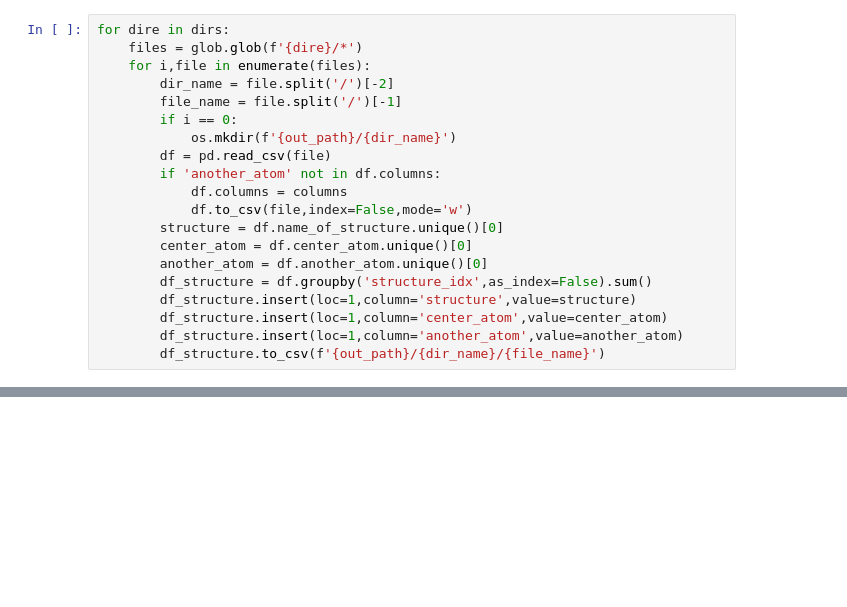
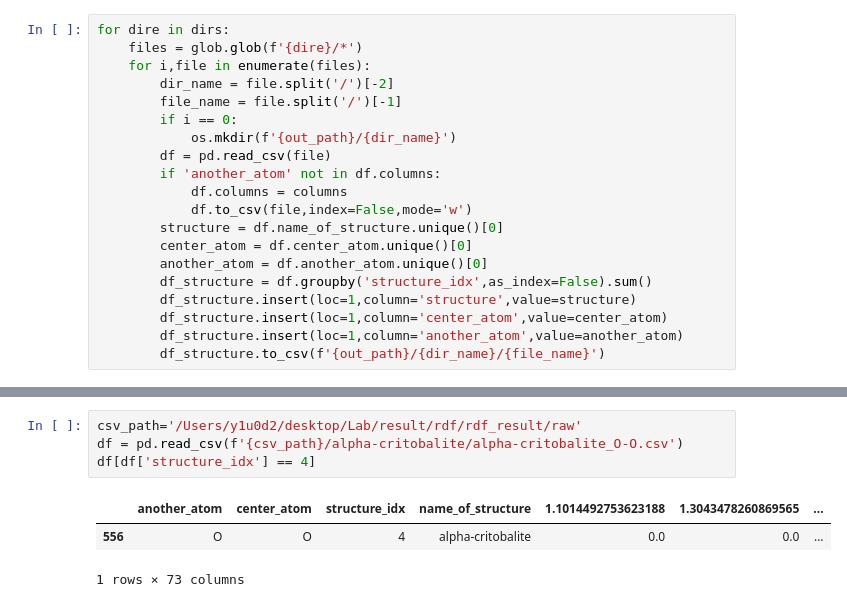
Before and after one commit to y1u0d2a1i/Research, a Jupyter notebook: scripts/rdf/make_structure_rdf.ipynb, the cells around one changed output, grey strips where cells are left out. Cells and saved outputs as stored; diff of their text form; blank space fills up the shorter version.

```diff
--- a/scripts/rdf/make_structure_rdf.ipynb
+++ b/scripts/rdf/make_structure_rdf.ipynb
@@ -39,0 +63,8 @@ for dire in dirs:
+# %%
+csv_path='/Users/y1u0d2/desktop/Lab/result/rdf/rdf_result/raw'
+df = pd.read_csv(f'{csv_path}/alpha-critobalite/alpha-critobalite_O-O.csv')
+df[df['structure_idx'] == 4]
+# %% [output]
+|  | another_atom | center_atom | structure_idx | name_of_structure | 1.1014492753623188 | 1.3043478260869565 | ... |
+| 556 | O | O | 4 | alpha-critobalite | 0.0 | 0.0 | ... |
+1 rows × 73 columns
```
Also changed, not shown: parts of 2 cells of this notebook, 6 other files.
